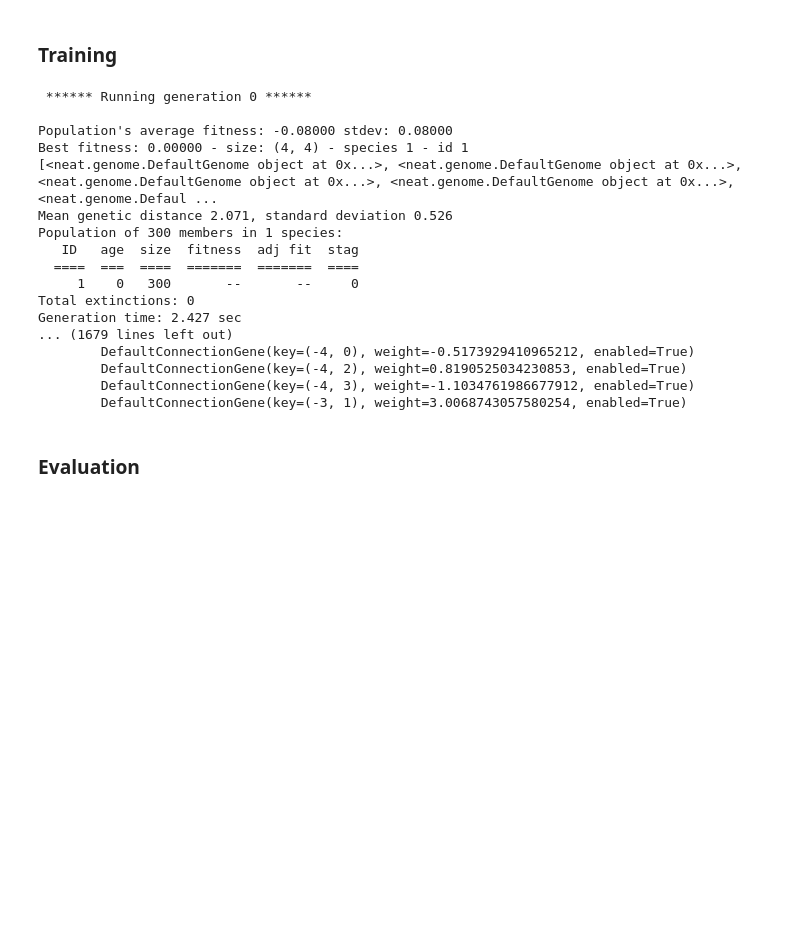
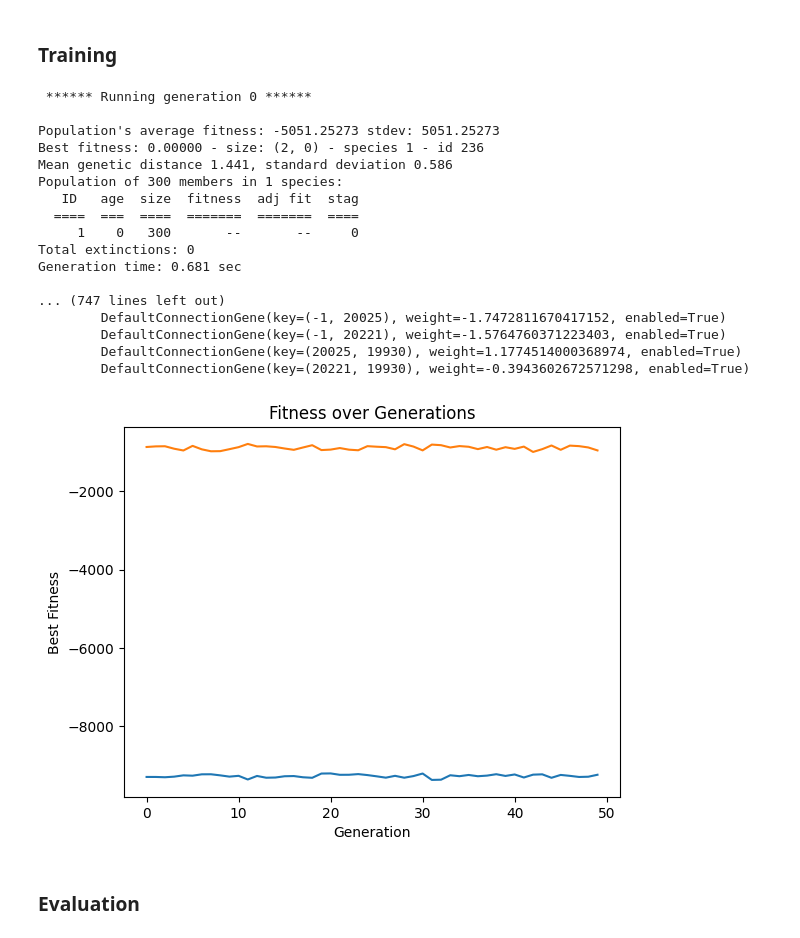
Before and after one commit to gerrholz/MONEAT, a Jupyter notebook: moneat.ipynb, the cells around one changed output. Saved outputs shown, nothing was run; the diff lists cells and outputs as text; code cells hidden in the pictures; blank space fills up the shorter version.

```diff
--- a/moneat.ipynb
+++ b/moneat.ipynb
@@ -84,6 +84,7 @@ class NSGA2Reproduction:
             repro_cutoff = max(int(math.ceil(self.reproduction_config.survival_threshold * len(members))), 2)
 
             chosen = tools.selNSGA2(members, repro_cutoff, 'standard')
+            #chosen = tools.selSPEA2(members, repro_cutoff)
 
             spawn = len(sp.members)
 
@@ -140,35 +141,38 @@ class NSGA2Fitness(float):
 
     def __str__(self) -> str:
         return str(self.fitness)
+
+    def dominates(self, fit):
+        return self.fitness.dominates(fit)
 # %% [markdown]
 ### NEAT Setup
 # %%
-config_path = 'neat.config'
+config_path = 'moneat.config'
 config = neat.Config(neat.DefaultGenome, NSGA2Reproduction, neat.DefaultSpeciesSet, neat.DefaultStagnation, config_path)
 # %% [markdown]
 ### Problem
 
 In the minecart problem two different types of ores must be collected while minimizing fuel consumption
 # %%
-env = gym.make("resource-gathering-v0")
+env = gym.make("water-reservoir-v0", normalized_action=True)
 
 obs, info = env.reset()
 # %% [markdown]
 ### Evaluation function
 # %%
-creator.create("FitnessMulti", base.Fitness, weights=(1.0,1.0,1.0))
+creator.create("FitnessMulti", base.Fitness, weights=(-1.0,-1.0))
 
 def evaluate_genome(genome, config):
     net = neat.nn.RecurrentNetwork.create(genome, config)
 
-    fitness = np.zeros(3)
+    fitness = np.zeros(2)
     genome.fitness = NSGA2Fitness(0.0, creator.FitnessMulti(fitness))
     # Fitness is a 3D-vector
-    for i in range(10):
+    for i in range(1):
         next_obs, info = env.reset()
         for t in range(10000):
             output = net.activate(next_obs)
-            action = np.argmax(output)
+            action = np.clip(output,0,1)
 
             next_obs, vector_reward, terminated, truncated, info = env.step(action)
             fitness = np.add(fitness, vector_reward)
@@ -232,36 +236,45 @@ toolbox.register("select", tools.selNSGA2)
 # %%
 random.seed(42)
 
 p = neat.Population(config)
 
 # Add a stdout reporter to show progress in the terminal.
 p.add_reporter(neat.StdOutReporter(True))
 stats = neat.StatisticsReporter()
 p.add_reporter(stats)
 
-# Run for up to 300 generations.
-winner = p.run(eval_genomes, 100)
+def plot_fitness(stats):
+    generation = range(len(stats.most_fit_genomes))
+    best_fitness = [c.fitness.fitness.values for c in stats.most_fit_genomes]
+    plt.plot(generation, best_fitness)
+    plt.xlabel('Generation')
+    plt.ylabel('Best Fitness')
+    plt.title('Fitness over Generations')
+    plt.show()
 
-# Display the winning genome.
+# Run for up to 300 generations and plot fitness.
+winner = p.run(eval_genomes, 50)
 print('\nBest genome:\n{!s}'.format(winner))
+plot_fitness(stats)
 # %% [output]
  ****** Running generation 0 ******
 
-Population's average fitness: -0.08000 stdev: 0.08000
-Best fitness: 0.00000 - size: (4, 4) - species 1 - id 1
-[<neat.genome.DefaultGenome object at 0x...>, <neat.genome.DefaultGenome object at 0x...>, <neat.genome.DefaultGenome object at 0x...>, <neat.genome.DefaultGenome object at 0x...>, <neat.genome.Defaul ...
-Mean genetic distance 2.071, standard deviation 0.526
+Population's average fitness: -5051.25273 stdev: 5051.25273
+Best fitness: 0.00000 - size: (2, 0) - species 1 - id 236
+Mean genetic distance 1.441, standard deviation 0.586
 Population of 300 members in 1 species:
    ID   age  size  fitness  adj fit  stag
   ====  ===  ====  =======  =======  ====
      1    0   300       --       --     0
 Total extinctions: 0
-Generation time: 2.427 sec
-... (1679 lines left out)
-        DefaultConnectionGene(key=(-4, 0), weight=-0.5173929410965212, enabled=True)
-        DefaultConnectionGene(key=(-4, 2), weight=0.8190525034230853, enabled=True)
-        DefaultConnectionGene(key=(-4, 3), weight=-1.1034761986677912, enabled=True)
-        DefaultConnectionGene(key=(-3, 1), weight=3.0068743057580254, enabled=True)
+Generation time: 0.681 sec
+
+... (747 lines left out)
+        DefaultConnectionGene(key=(-1, 20025), weight=-1.7472811670417152, enabled=True)
+        DefaultConnectionGene(key=(-1, 20221), weight=-1.5764760371223403, enabled=True)
+        DefaultConnectionGene(key=(20025, 19930), weight=1.1774514000368974, enabled=True)
+        DefaultConnectionGene(key=(20221, 19930), weight=-0.3943602672571298, enabled=True)
+[figure, added]
 # %% [markdown]
 ### Evaluation
 # %%
```
Also changed, not shown: parts of 1 cell of this notebook, 2 other files.
